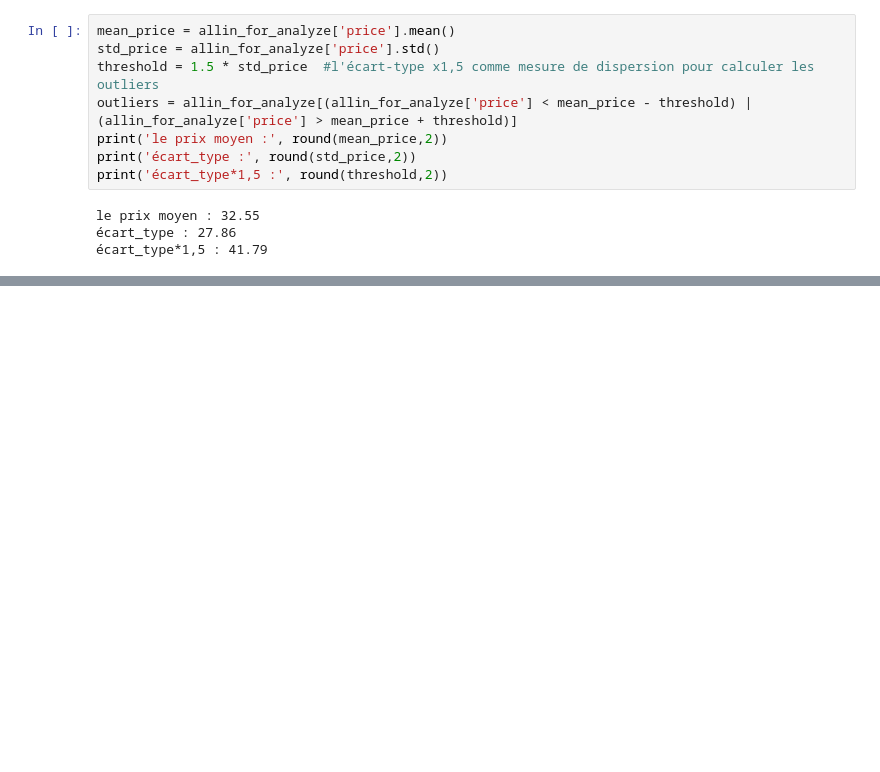
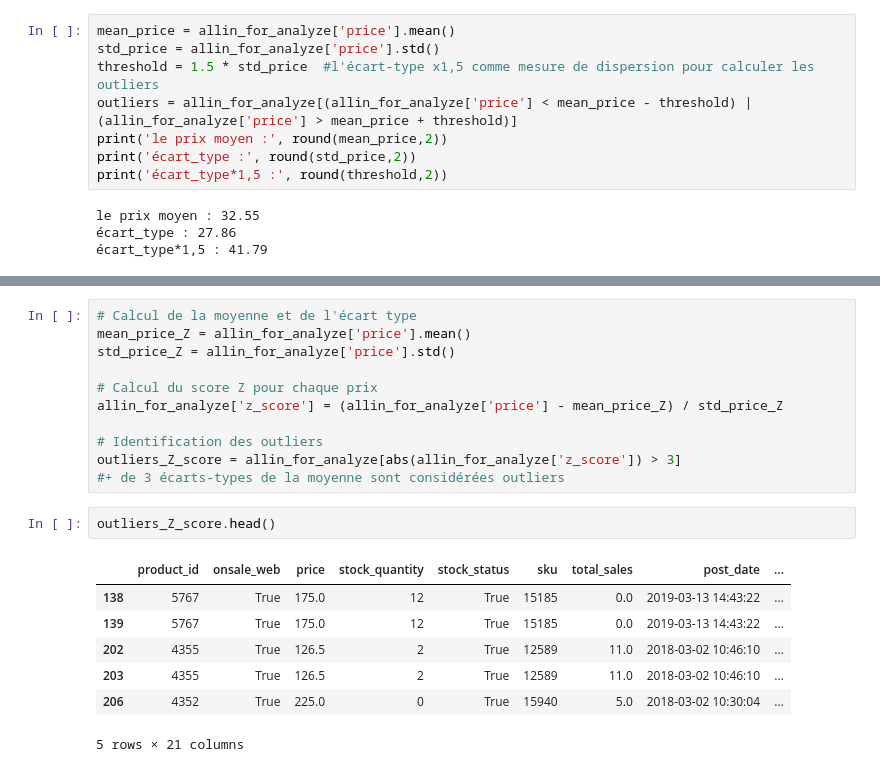
Before and after one commit to Idolrice/projet_6_OC, a Jupyter notebook: notebooks/02-analyze.ipynb, the cells around one changed output, grey strips where cells are left out. Drawn from its saved outputs; the diff is of its cells as text; blank space fills up the shorter version.

```diff
--- a/notebooks/02-analyze.ipynb
+++ b/notebooks/02-analyze.ipynb
@@ -362,0 +328,21 @@ COMMENT ???? peut me prouver que c'est valeur atypiques OU abhérentes ?????????
+# %%
+# Calcul de la moyenne et de l'écart type
+mean_price_Z = allin_for_analyze['price'].mean()
+std_price_Z = allin_for_analyze['price'].std()
+
+# Calcul du score Z pour chaque prix
+allin_for_analyze['z_score'] = (allin_for_analyze['price'] - mean_price_Z) / std_price_Z
+
+# Identification des outliers
+outliers_Z_score = allin_for_analyze[abs(allin_for_analyze['z_score']) > 3]
+#+ de 3 écarts-types de la moyenne sont considérées outliers
+# %%
+outliers_Z_score.head()
+# %% [output]
+|  | product_id | onsale_web | price | stock_quantity | stock_status | sku | total_sales | post_date | ... |
+| 138 | 5767 | True | 175.0 | 12 | True | 15185 | 0.0 | 2019-03-13 14:43:22 | ... |
+| 139 | 5767 | True | 175.0 | 12 | True | 15185 | 0.0 | 2019-03-13 14:43:22 | ... |
+| 202 | 4355 | True | 126.5 | 2 | True | 12589 | 11.0 | 2018-03-02 10:46:10 | ... |
+| 203 | 4355 | True | 126.5 | 2 | True | 12589 | 11.0 | 2018-03-02 10:46:10 | ... |
+| 206 | 4352 | True | 225.0 | 0 | True | 15940 | 5.0 | 2018-03-02 10:30:04 | ... |
+5 rows × 21 columns
```
Also changed, not shown: parts of 28 cells of this notebook, 1 other file.
